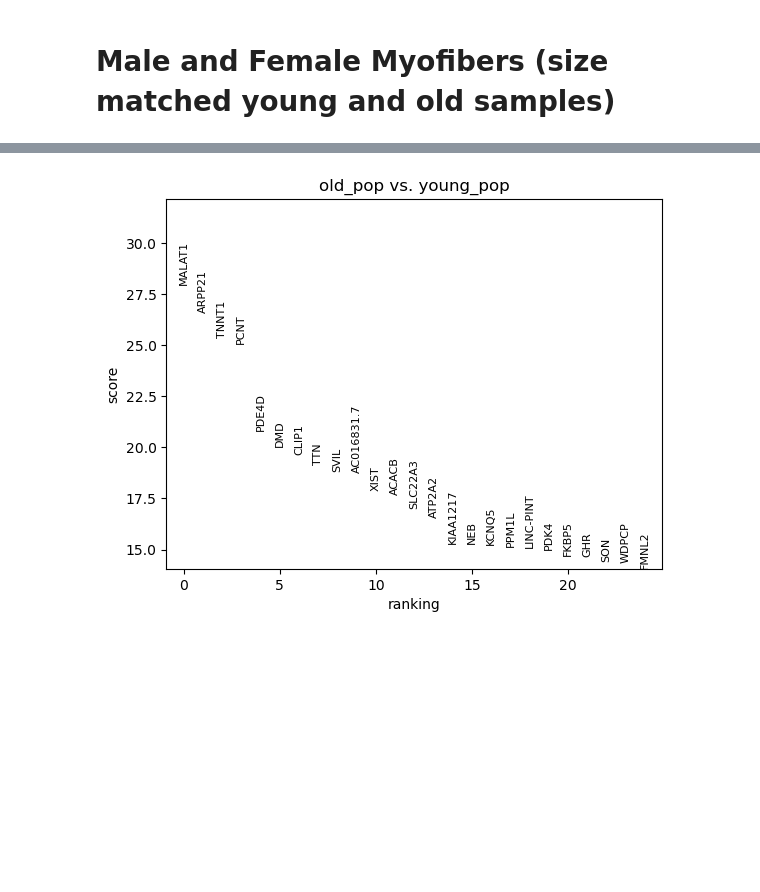
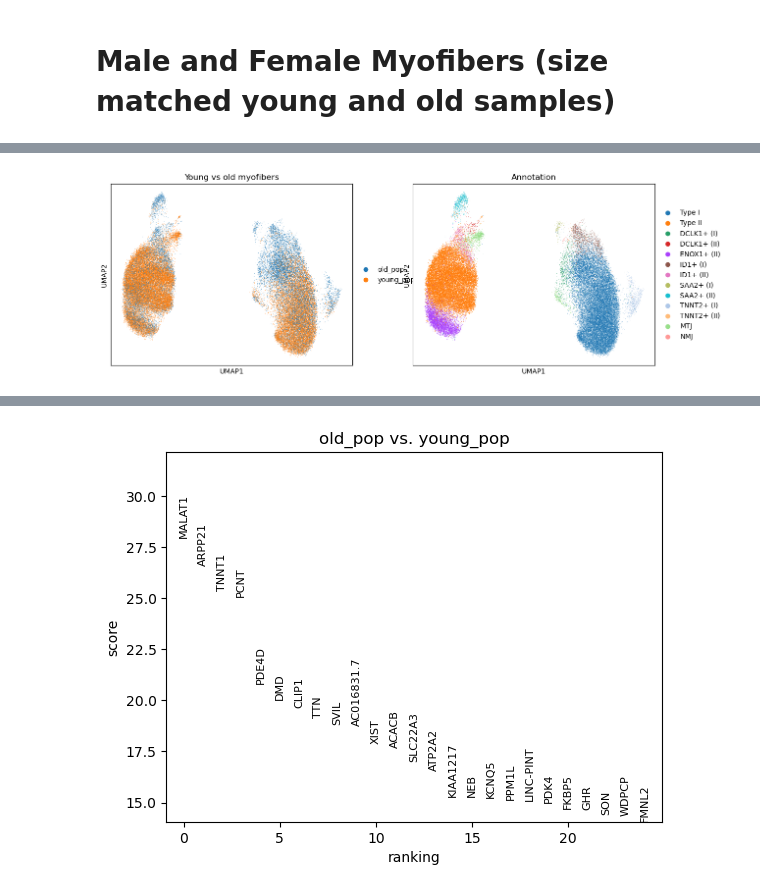
Before and after one commit to sachha-naksha/SKM_multimodal_analysis, a Jupyter notebook: py_scripts/gsea_analysis.ipynb, the cells around one changed output, grey strips where cells are left out. Drawn from its saved outputs; the diff is of its cells as text; code cells hidden in the pictures; blank space fills up the shorter version.

```diff
--- a/py_scripts/gsea_analysis.ipynb
+++ b/py_scripts/gsea_analysis.ipynb
@@ -24,11 +17,11 @@ import warnings
 # load file path from ocean
 adata_infile = '/ocean/projects/cis240075p/asachan/datasets/SKM_multimodal_ageing/objects/All_Cell_Types.h5ad'
 adata_infile_fiber = '/ocean/projects/cis240075p/asachan/datasets/SKM_multimodal_ageing/objects/Myofiber_scsn_RNA.h5ad'
-adata_male = '/ocean/projects/cis240075p/asachan/datasets/SKM_multimodal_ageing/objects/tmp/myofibers_male.h5ad'
-adata_female = '/ocean/projects/cis240075p/asachan/datasets/SKM_multimodal_ageing/objects/tmp/myofibers_female.h5ad'
+adata_male_file = '/ocean/projects/cis240075p/asachan/datasets/SKM_multimodal_ageing/objects/tmp/myofibers_male.h5ad'
+adata_female_file = '/ocean/projects/cis240075p/asachan/datasets/SKM_multimodal_ageing/objects/tmp/myofibers_female.h5ad'
 out_tmp = '/ocean/projects/cis240075p/asachan/datasets/SKM_multimodal_ageing/objects/tmp'
 # %%
-adata_male = sc.read_h5ad(adata_male)
-adata_female = sc.read_h5ad(adata_female)
+adata_male = sc.read_h5ad(adata_male_file)
+#adata_female = sc.read_h5ad(adata_female)
 # %% [markdown]
 # Male and Female Myofibers (size matched young and old samples)
@@ -43,0 +37,3 @@ AnnData object with n_obs × n_vars = 76546 × 48355
+# %%
+sc.pl.umap(adata_male, color=['age_pop','Annotation'], title='Young vs old myofibers')
+# %% [output]
@@ -43,0 +41 @@ AnnData object with n_obs × n_vars = 76546 × 48355
+[figure, added]
```
Also changed, not shown: parts of 25 cells of this notebook, 2 other files.
